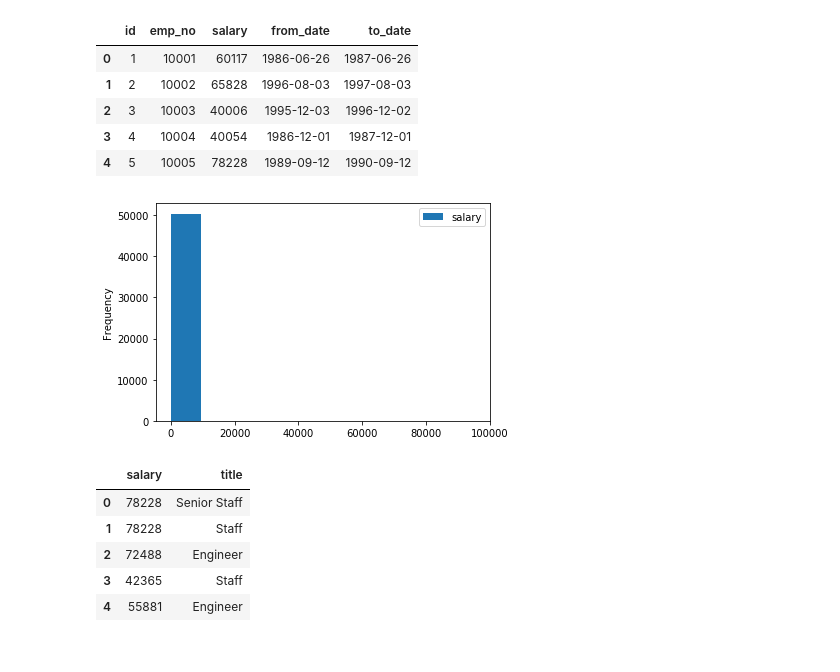
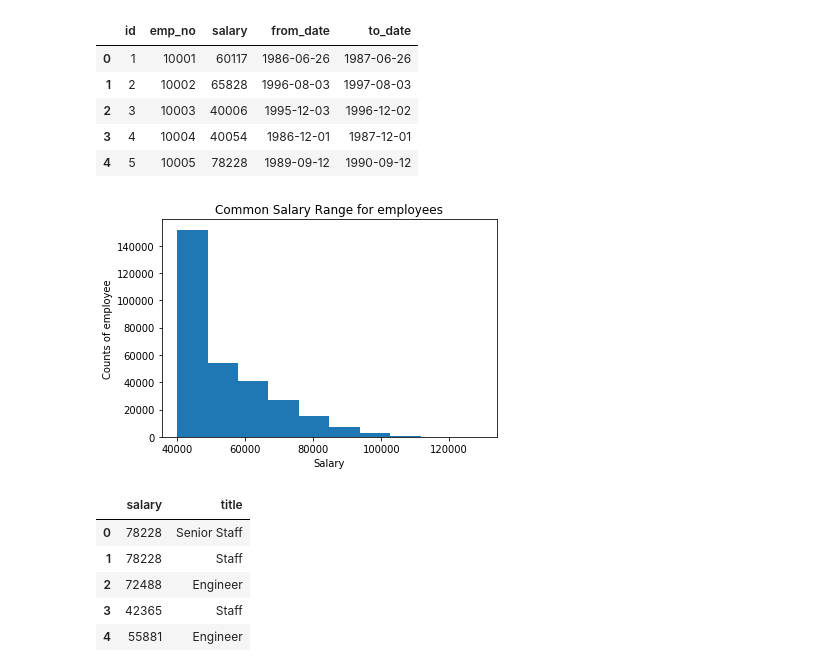
Before and after one commit to seungbae2/data_bootcamp, a Jupyter notebook: EmployeeSql/EmployeeAnalysis.ipynb, the cells around one changed output. Saved outputs shown, nothing was run; the diff lists cells and outputs as text; code cells hidden in the pictures.

Commit message:
modified notebook and added config

```diff
--- a/EmployeeSql/EmployeeAnalysis.ipynb
+++ b/EmployeeSql/EmployeeAnalysis.ipynb
@@ -3,10 +3,12 @@
 import pandas as pd
 import matplotlib.pyplot as plt
 
+from config import password
+
 # SQLAlchemy
 from sqlalchemy import create_engine
 
-engine = create_engine('postgresql://postgres:Dltmdqo87@localhost:5432/Employee')
+engine = create_engine('postgresql://postgres:'+ password +'@localhost:5432/Employee')
 connection = engine.connect()
 # %%
 salary_data = pd.read_sql("SELECT * FROM salaries",connection)
@@ -18,12 +20,15 @@ salary_data.head()
 | 2 | 3 | 10003 | 40006 | 1995-12-03 | 1996-12-02 |
 | 3 | 4 | 10004 | 40054 | 1986-12-01 | 1987-12-01 |
 | 4 | 5 | 10005 | 78228 | 1989-09-12 | 1990-09-12 |
-# %%
-count_salary = salary_data['salary'].value_counts()
-range_salary_df = pd.DataFrame(count_salary)
-ax = range_salary_df.plot.hist(bins=10)
-# %% [output]
-[figure, removed]
+# %%
+salary_range = salary_data['salary']
+plt.hist(salary_range)
+plt.xlabel("Salary")
+plt.ylabel("Counts of employee")
+plt.title('Common Salary Range for employees')
+plt.show()
+# %% [output]
+[figure, added]
 # %%
 query = "SELECT s.salary, t.title FROM titles t INNER JOIN employees e ON e.emp_no = t.emp_no INNER JOIN salaries s ON s.emp_no = e.emp_no"
 
```
Also changed, not shown: parts of 3 cells of this notebook, 1 other file.
